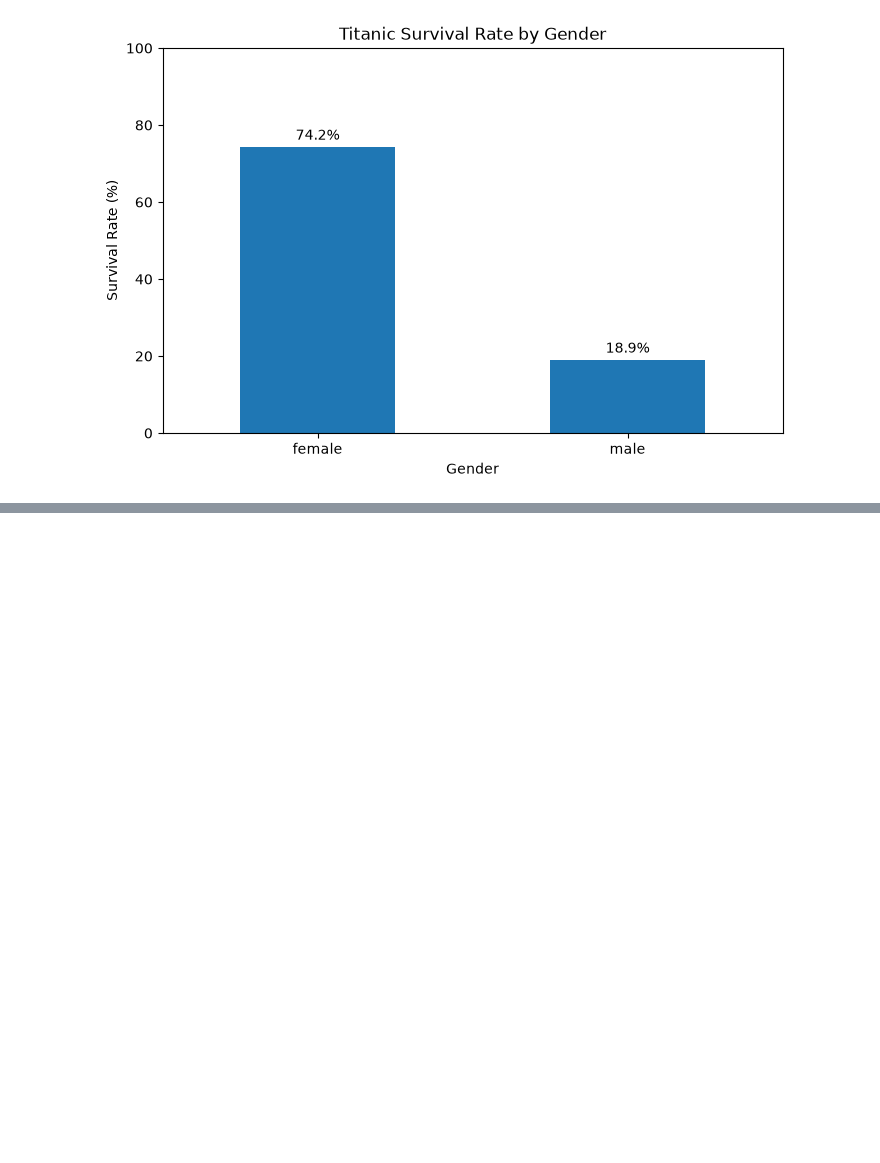
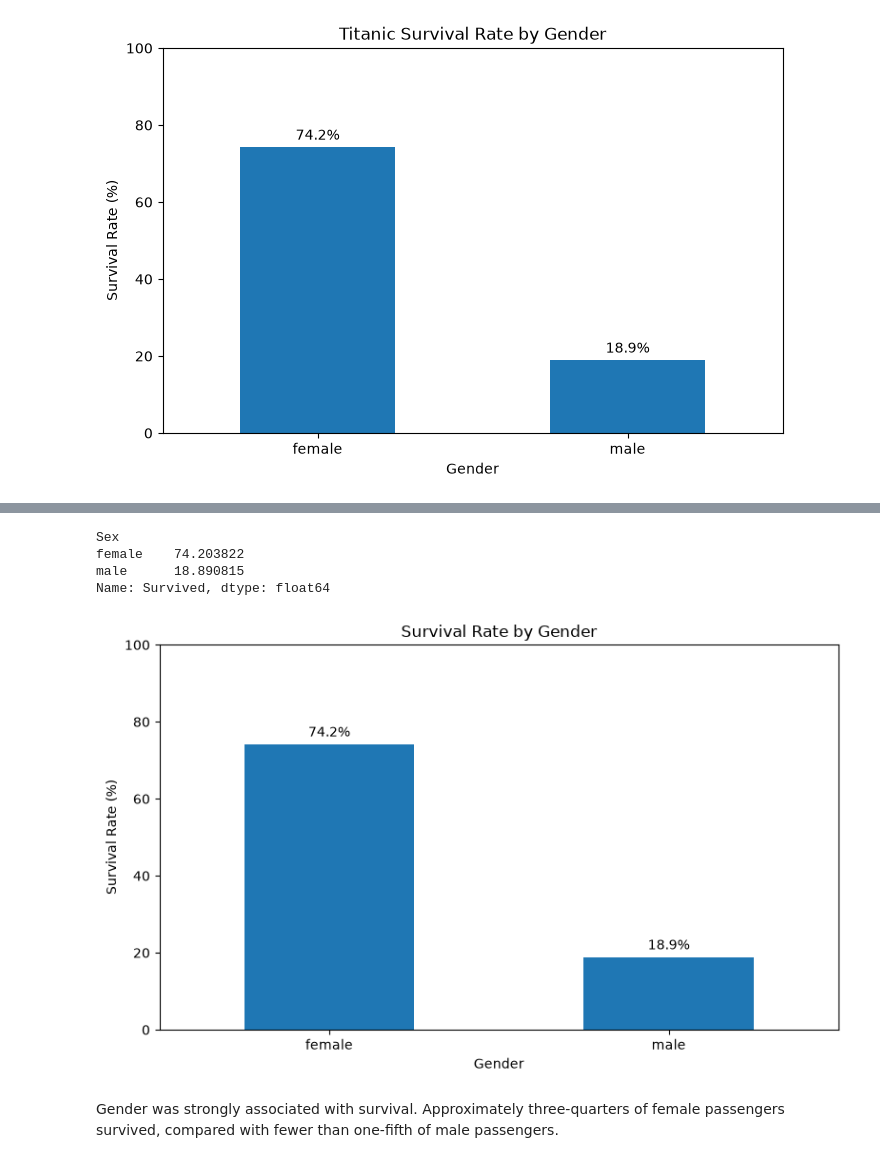
Before and after one commit to Abykyon/Titanic_Survival_Prediction, a Jupyter notebook: notebooks/titanic_analysis.ipynb, the cells around one changed output, grey strips where cells are left out. Cells and saved outputs as stored; diff of their text form; code cells hidden in the pictures; blank space fills up the shorter version.

```diff
--- a/notebooks/titanic_analysis.ipynb
+++ b/notebooks/titanic_analysis.ipynb
@@ -499,3 +499,10 @@ for i, value in enumerate(gender_survival):
 plt.show()
 # %% [output]
 [figure]
+# %%
+import pandas as pd
+import matplotlib.pyplot as plt
+
+train = pd.read_csv("../train.csv")
+
+print(train.shape)
@@ -501,0 +565,39 @@ plt.show()
+# %%
+gender_survival = (
+    train.groupby("Sex")["Survived"]
+    .mean()
+    .mul(100)
+)
+
+print(gender_survival)
+# %% [output]
+Sex
+female    74.203822
+male      18.890815
+Name: Survived, dtype: float64
+# %%
+ax = gender_survival.plot(
+    kind="bar",
+    figsize=(8, 5)
+)
+
+plt.title("Survival Rate by Gender")
+plt.xlabel("Gender")
+plt.ylabel("Survival Rate (%)")
+plt.xticks(rotation=0)
+plt.ylim(0, 100)
+
+for i, value in enumerate(gender_survival):
+    ax.text(
+        i,
+        value + 2,
+        f"{value:.1f}%",
+        ha="center"
+    )
+
+plt.tight_layout()
+plt.show()
+# %% [output]
+[figure, added]
+# %% [markdown]
+Gender was strongly associated with survival. Approximately three-quarters of female passengers survived, compared with fewer than one-fifth of male passengers.
```
Also changed, not shown: parts of 54 cells of this notebook.
